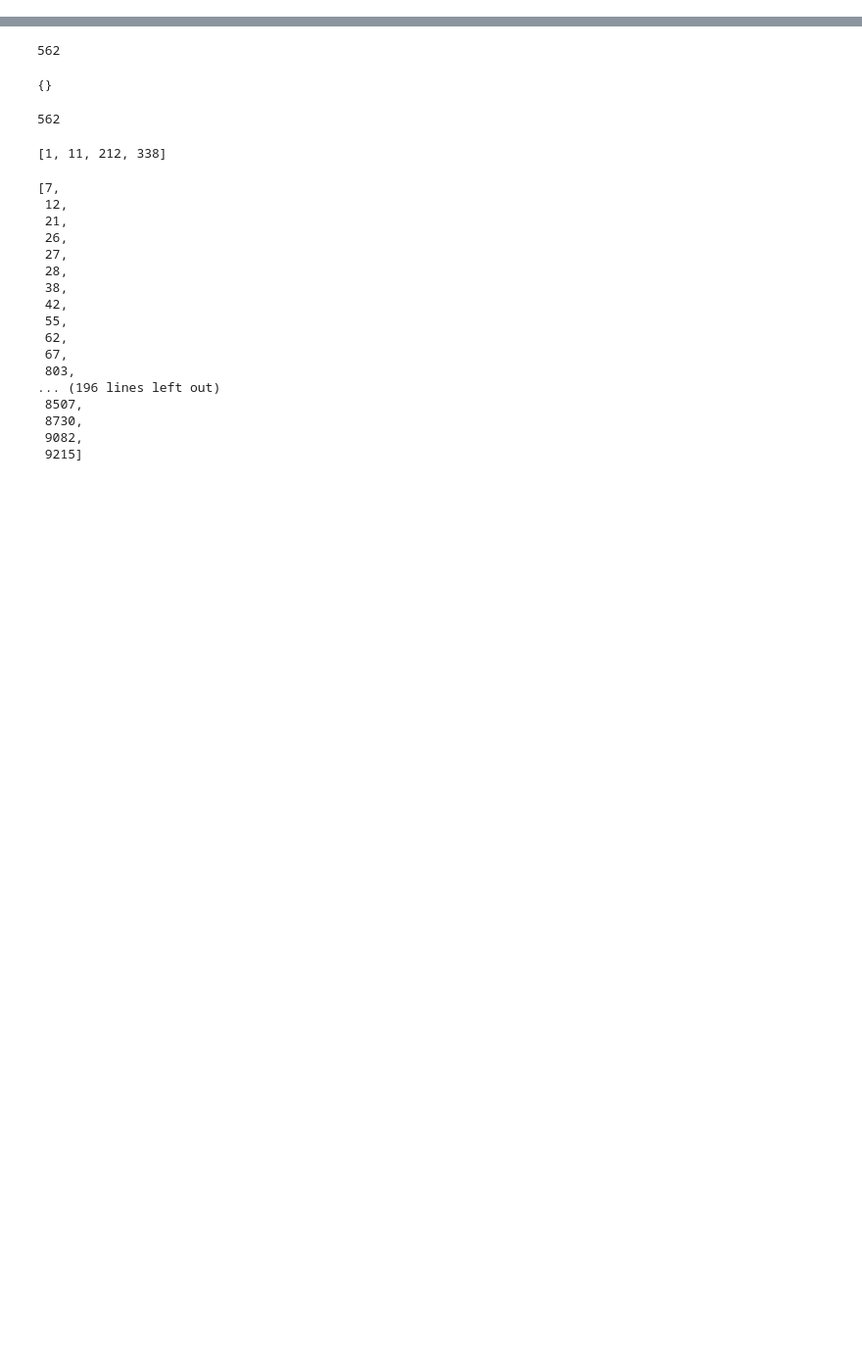
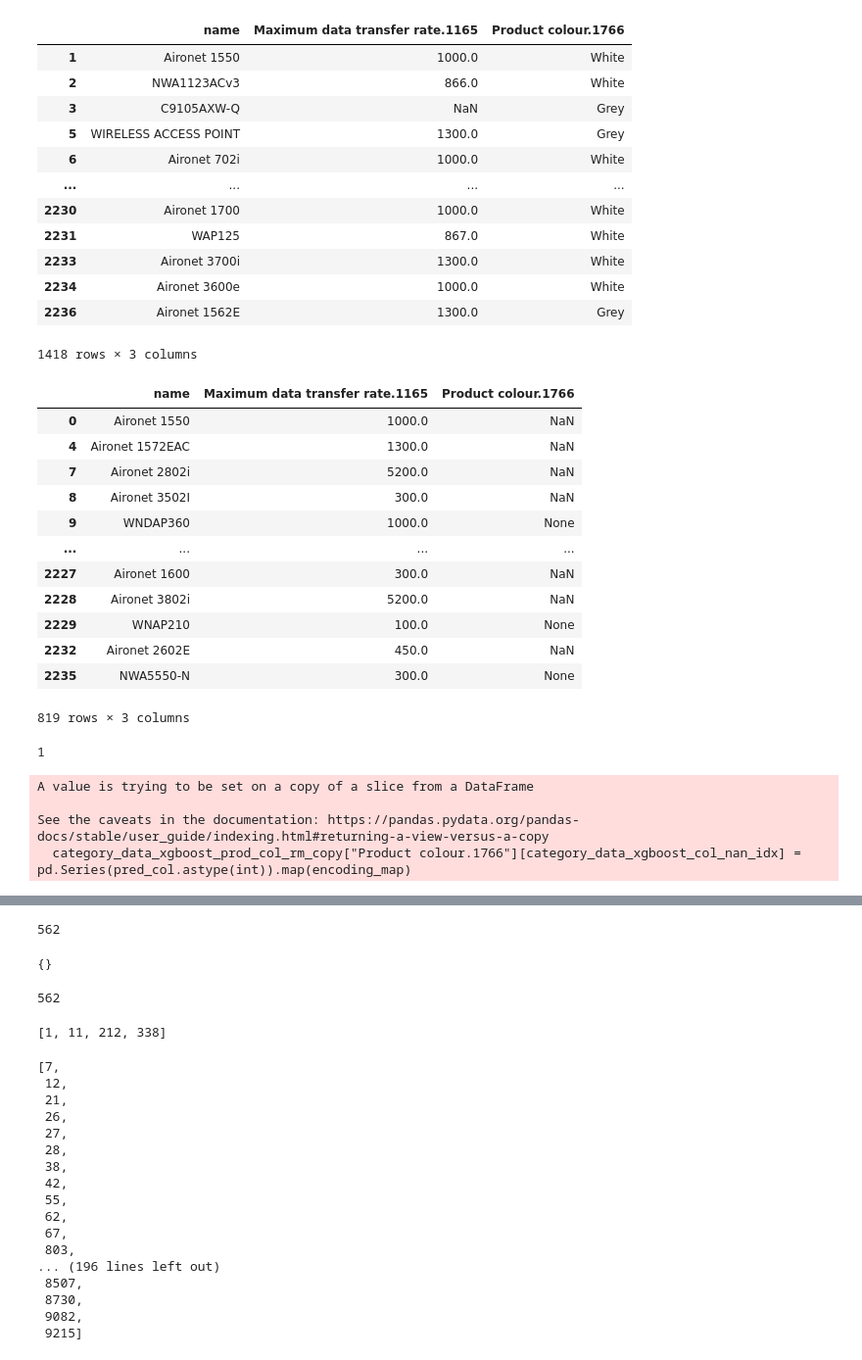
Before and after one commit to bigarabuza/StiboSystems, a Jupyter notebook: IceCat Full/analysis_ice_cat_full.ipynb, the cells around one changed output, grey strips where cells are left out. Shown at 98% size. Saved outputs shown, nothing was run; the diff lists cells and outputs as text; code cells hidden in the pictures; blank space fills up the shorter version.

```diff
--- a/IceCat Full/analysis_ice_cat_full.ipynb
+++ b/IceCat Full/analysis_ice_cat_full.ipynb
@@ -63,0 +53,51 @@ category_data[category_data.columns.intersection(cols_of_interest)]
+# %%
+def remove_data(df, p_rm, id_cols = []):
+    df_copy = copy.deepcopy(df)
+
+    for col in df_copy:
+        if col in id_cols:
+            continue
+        n_val = df_copy[col].notna().sum()
+        n_rm = int(n_val * p_rm)
+        idx_ = np.random.choice(df_copy[col].shape[0], n_rm, replace=False)
+
+        df_copy.loc[idx_, col] = np.nan
+
+    return df_copy
+# %%
+category_data_xgboost = category_data[["name", "Maximum data transfer rate.1165", "Product colour.1766"]]
+
+category_data_xgboost_prod_col_rm = remove_data(category_data_xgboost, 0.3, ["name", "Maximum data transfer rate.1165"])
+category_data_xgboost_col_nan_idx = category_data_xgboost_prod_col_rm[category_data_xgboost_prod_col_rm["Product colour.1766"].isnull()].index
+category_data_xgboost_train = category_data_xgboost_prod_col_rm.drop(category_data_xgboost_col_nan_idx, axis=0)
+category_data_xgboost_test = category_data_xgboost_prod_col_rm[category_data_xgboost_prod_col_rm.index.isin(category_data_xgboost_col_nan_idx)]
+
+display(category_data_xgboost_train)
+display(category_data_xgboost_test)
+# %% [output]
+|  | name | Maximum data transfer rate.1165 | Product colour.1766 |
+| 1 | Aironet 1550 | 1000.0 | White |
+| 2 | NWA1123ACv3 | 866.0 | White |
+| 3 | C9105AXW-Q | NaN | Grey |
+| 5 | WIRELESS ACCESS POINT | 1300.0 | Grey |
+| 6 | Aironet 702i | 1000.0 | White |
+| ... | ... | ... | ... |
+| 2230 | Aironet 1700 | 1000.0 | White |
+| 2231 | WAP125 | 867.0 | White |
+| 2233 | Aironet 3700i | 1300.0 | White |
+| 2234 | Aironet 3600e | 1000.0 | White |
+| 2236 | Aironet 1562E | 1300.0 | Grey |
+1418 rows × 3 columns
+|  | name | Maximum data transfer rate.1165 | Product colour.1766 |
+| 0 | Aironet 1550 | 1000.0 | NaN |
+| 4 | Aironet 1572EAC | 1300.0 | NaN |
+| 7 | Aironet 2802i | 5200.0 | NaN |
+| 8 | Aironet 3502I | 300.0 | NaN |
+| 9 | WNDAP360 | 1000.0 | None |
+| ... | ... | ... | ... |
+| 2227 | Aironet 1600 | 300.0 | NaN |
+| 2228 | Aironet 3802i | 5200.0 | NaN |
+| 2229 | WNAP210 | 100.0 | None |
+| 2232 | Aironet 2602E | 450.0 | NaN |
+| 2235 | NWA5550-N | 300.0 | None |
+819 rows × 3 columns
@@ -63,0 +115,21 @@ category_data[category_data.columns.intersection(cols_of_interest)]
+# %%
+test_factorized["name"][4]
+# %% [output]
+1
+# %%
+model = XGBRegressor()
+model.fit(train_factorized.drop("Product colour.1766", axis=1), train_factorized["Product colour.1766"])
+pred_col = model.predict(test_factorized.drop("Product colour.1766", axis=1))
+pred_col.astype(int)
+
+unique_items = category_data_xgboost_train["Product colour.1766"].dropna().unique().tolist()
+mapping_dict = {k:v for v, k in enumerate(unique_items)}
+encoding_map = {v:k for k,v in mapping_dict.items()}
+
+category_data_xgboost_prod_col_rm_copy = category_data_xgboost_prod_col_rm.copy()
+category_data_xgboost_prod_col_rm_copy["Product colour.1766"][category_data_xgboost_col_nan_idx] = pd.Series(pred_col.astype(int)).map(encoding_map)
+# %% [output]
+A value is trying to be set on a copy of a slice from a DataFrame
+
+See the caveats in the documentation: https://pandas.pydata.org/pandas-docs/stable/user_guide/indexing.html#returning-a-view-versus-a-copy
+  category_data_xgboost_prod_col_rm_copy["Product colour.1766"][category_data_xgboost_col_nan_idx] = pd.Series(pred_col.astype(int)).map(encoding_map)
```
Also changed, not shown: parts of 7 cells of this notebook.
